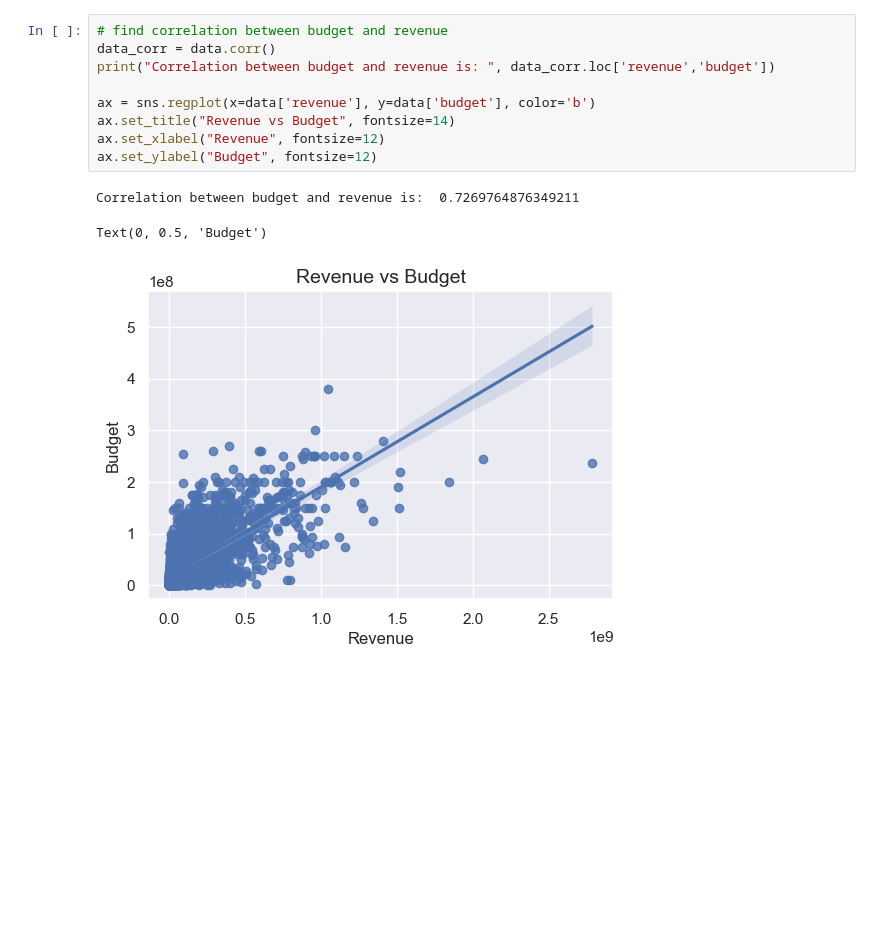
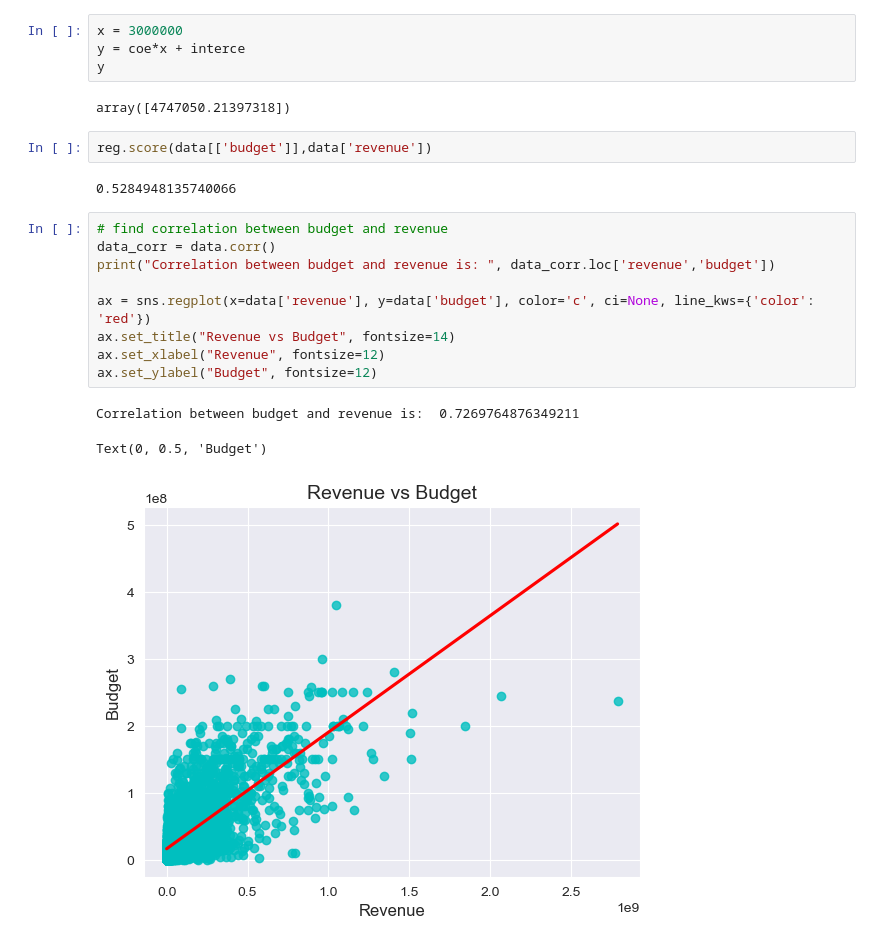
Before and after one commit to MieThorberg/MovieMatch, a Jupyter notebook: MovieRevenueVSBudget.ipynb, the cells around one changed output. Cells and saved outputs as stored; diff of their text form; blank space fills up the shorter version.

Commit message:
added scatterplot revenue vs budget using pyplot

```diff
--- a/MovieRevenueVSBudget.ipynb
+++ b/MovieRevenueVSBudget.ipynb
@@ -22,16 +46,26 @@ data.head()
+# %%
+x = 3000000
+y = coe*x + interce
+y
+# %% [output]
+array([4747050.21397318])
+# %%
+reg.score(data[['budget']],data['revenue'])
+# %% [output]
+0.5284948135740066
 # %%
 # find correlation between budget and revenue
 data_corr = data.corr()
 print("Correlation between budget and revenue is: ", data_corr.loc['revenue','budget'])
 
-ax = sns.regplot(x=data['revenue'], y=data['budget'], color='b')
+ax = sns.regplot(x=data['revenue'], y=data['budget'], color='c', ci=None, line_kws={'color': 'red'})
 ax.set_title("Revenue vs Budget", fontsize=14)
 ax.set_xlabel("Revenue", fontsize=12)
 ax.set_ylabel("Budget", fontsize=12)
 # %% [output]
 Correlation between budget and revenue is:  0.7269764876349211
 Text(0, 0.5, 'Budget')
-[figure, old version]
+[figure, new version]
 # %%
 # find correlation between popularity and Profit
 data['Profit'] = data['revenue'] - data['budget']
```
Also changed, not shown: parts of 9 cells of this notebook.
